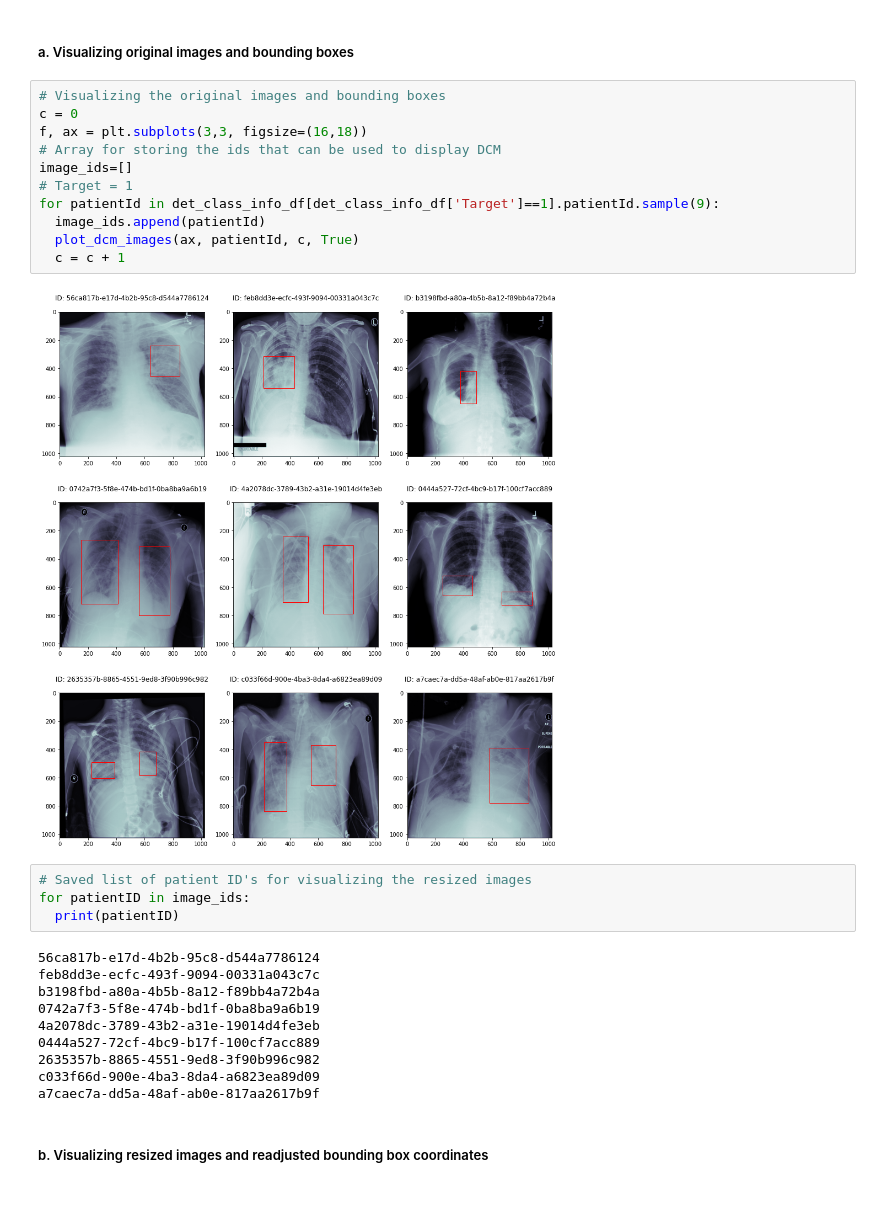
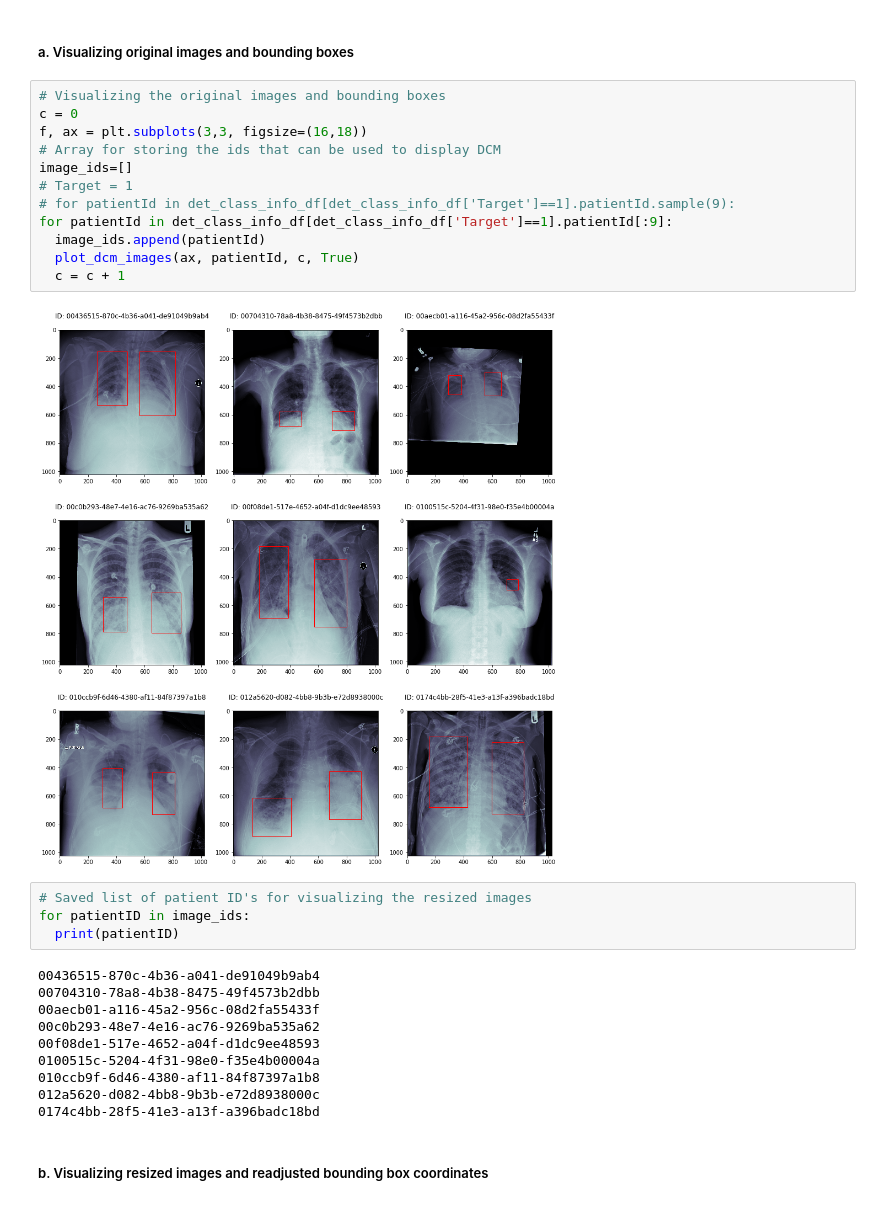
Before and after one commit to amenaria/Capstone-Project-aiml, a Jupyter notebook: Arpit's 4th Copy of Capstone Project - Computer Vision - Pneumonia Detection Challenge - using SSD.ipynb, the cells around one changed output. Saved outputs shown, nothing was run; the diff lists cells and outputs as text.

```diff
--- a/Arpit's 4th Copy of Capstone Project - Computer Vision - Pneumonia Detection Challenge - using SSD.ipynb
+++ b/Arpit's 4th Copy of Capstone Project - Computer Vision - Pneumonia Detection Challenge - using SSD.ipynb
@@ -320,30 +320,31 @@ def plot_dcm_images(ax, patientId, c, bb_box=False):
 # %%
 # Visualizing the original images and bounding boxes
 c = 0
 f, ax = plt.subplots(3,3, figsize=(16,18))
 # Array for storing the ids that can be used to display DCM
 image_ids=[]
 # Target = 1
-for patientId in det_class_info_df[det_class_info_df['Target']==1].patientId.sample(9):
+# for patientId in det_class_info_df[det_class_info_df['Target']==1].patientId.sample(9):
+for patientId in det_class_info_df[det_class_info_df['Target']==1].patientId[:9]:
   image_ids.append(patientId)
   plot_dcm_images(ax, patientId, c, True)
   c = c + 1
 # %% [output]
-[figure, old version]
+[figure, new version]
 # %%
 # Saved list of patient ID's for visualizing the resized images
 for patientID in image_ids:
   print(patientID)
 # %% [output]
-56ca817b-e17d-4b2b-95c8-d544a7786124
-feb8dd3e-ecfc-493f-9094-00331a043c7c
-b3198fbd-a80a-4b5b-8a12-f89bb4a72b4a
-0742a7f3-5f8e-474b-bd1f-0ba8ba9a6b19
-4a2078dc-3789-43b2-a31e-19014d4fe3eb
-0444a527-72cf-4bc9-b17f-100cf7acc889
-2635357b-8865-4551-9ed8-3f90b996c982
-c033f66d-900e-4ba3-8da4-a6823ea89d09
-a7caec7a-dd5a-48af-ab0e-817aa2617b9f
+00436515-870c-4b36-a041-de91049b9ab4
+00704310-78a8-4b38-8475-49f4573b2dbb
+00aecb01-a116-45a2-956c-08d2fa55433f
+00c0b293-48e7-4e16-ac76-9269ba535a62
+00f08de1-517e-4652-a04f-d1dc9ee48593
+0100515c-5204-4f31-98e0-f35e4b00004a
+010ccb9f-6d46-4380-af11-84f87397a1b8
+012a5620-d082-4bb8-9b3b-e72d8938000c
+0174c4bb-28f5-41e3-a13f-a396badc18bd
 # %% [markdown]
 ##### b. Visualizing resized images and readjusted bounding box coordinates
 # %%
```
Also changed, not shown: parts of 59 cells of this notebook, 2 other files.
